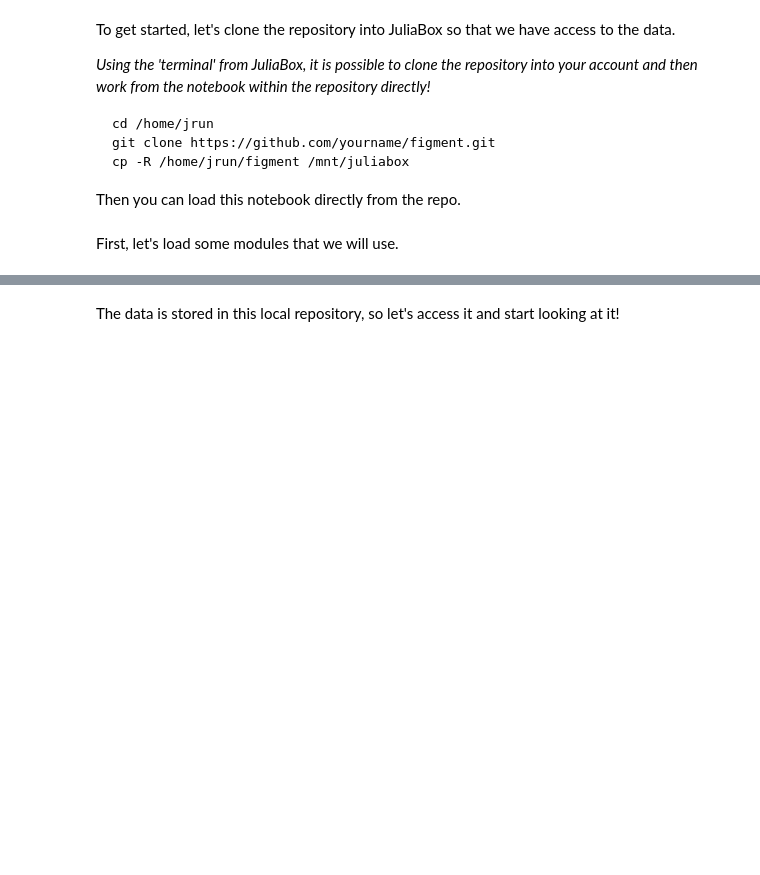
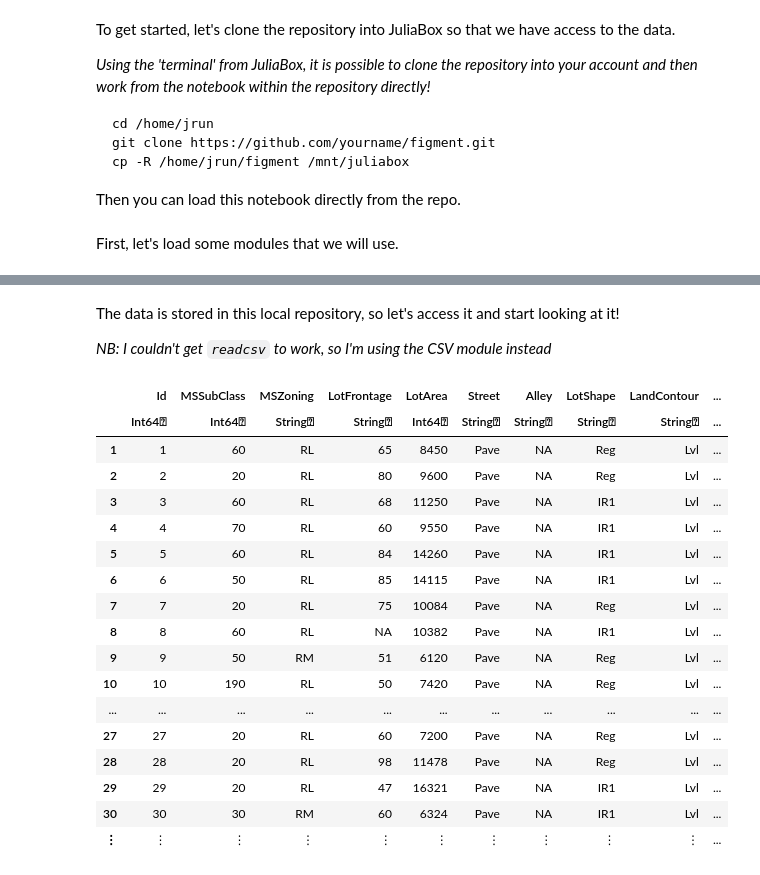
Before and after one commit to demarley/figment, a Jupyter notebook: julia/housing_prices.ipynb, the cells around one changed output, grey strips where cells are left out. Saved outputs shown, nothing was run; the diff lists cells and outputs as text; code cells hidden in the pictures; blank space fills up the shorter version.

Commit message:
Update to read CSV file into dataframe for julia

```diff
--- a/julia/housing_prices.ipynb
+++ b/julia/housing_prices.ipynb
@@ -32,2 +54,25 @@ using PyPlot      # plotting library with which I'm very familiar
 # %% [markdown]
 The data is stored in this local repository, so let's access it and start looking at it!
+
+_NB: I couldn't get `readcsv` to work, so I'm using the CSV module instead_
+# %%
+df = CSV.File("../data/housing_prices/train.csv") |> DataFrame
+# %% [output]
+|  | Id | MSSubClass | MSZoning | LotFrontage | LotArea | Street | Alley | LotShape | LandContour | ... |
+|  | Int64⍰ | Int64⍰ | String⍰ | String⍰ | Int64⍰ | String⍰ | String⍰ | String⍰ | String⍰ | ... |
+| 1 | 1 | 60 | RL | 65 | 8450 | Pave | NA | Reg | Lvl | ... |
+| 2 | 2 | 20 | RL | 80 | 9600 | Pave | NA | Reg | Lvl | ... |
+| 3 | 3 | 60 | RL | 68 | 11250 | Pave | NA | IR1 | Lvl | ... |
+| 4 | 4 | 70 | RL | 60 | 9550 | Pave | NA | IR1 | Lvl | ... |
+| 5 | 5 | 60 | RL | 84 | 14260 | Pave | NA | IR1 | Lvl | ... |
+| 6 | 6 | 50 | RL | 85 | 14115 | Pave | NA | IR1 | Lvl | ... |
+| 7 | 7 | 20 | RL | 75 | 10084 | Pave | NA | Reg | Lvl | ... |
+| 8 | 8 | 60 | RL | NA | 10382 | Pave | NA | IR1 | Lvl | ... |
+| 9 | 9 | 50 | RM | 51 | 6120 | Pave | NA | Reg | Lvl | ... |
+| 10 | 10 | 190 | RL | 50 | 7420 | Pave | NA | Reg | Lvl | ... |
+| ... | ... | ... | ... | ... | ... | ... | ... | ... | ... | ... |
+| 27 | 27 | 20 | RL | 60 | 7200 | Pave | NA | Reg | Lvl | ... |
+| 28 | 28 | 20 | RL | 98 | 11478 | Pave | NA | Reg | Lvl | ... |
+| 29 | 29 | 20 | RL | 47 | 16321 | Pave | NA | IR1 | Lvl | ... |
+| 30 | 30 | 30 | RM | 60 | 6324 | Pave | NA | IR1 | Lvl | ... |
+| ⋮ | ⋮ | ⋮ | ⋮ | ⋮ | ⋮ | ⋮ | ⋮ | ⋮ | ⋮ | ... |
```
Also changed, not shown: parts of 4 cells of this notebook.
